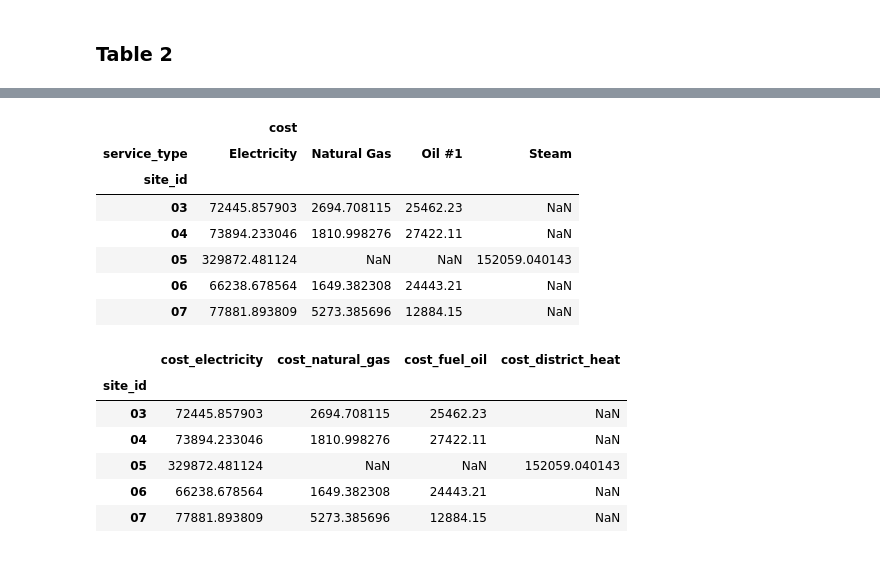
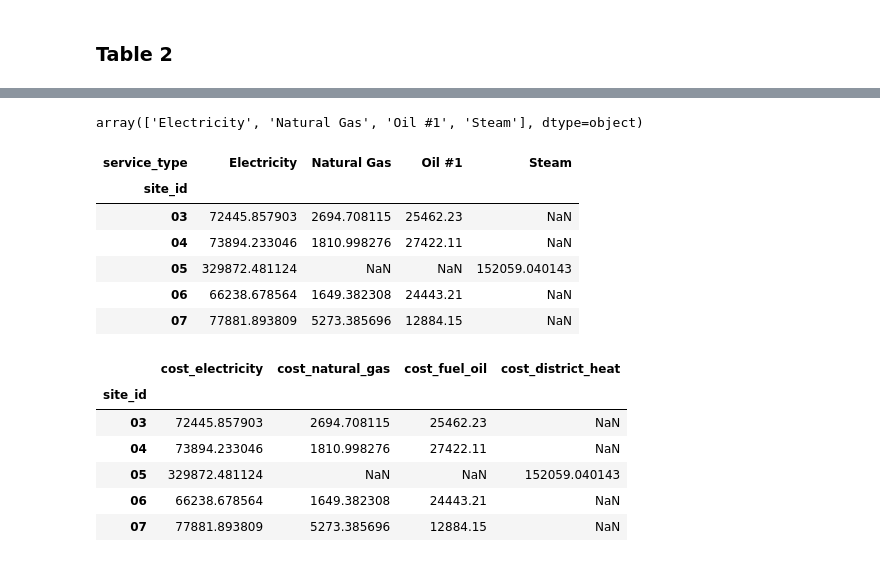
Before and after one commit to alanmitchell/fnsb-benchmark, a Jupyter notebook: testing/alan_report_pages.ipynb, the cells around one changed output, grey strips where cells are left out. Drawn from its saved outputs; the diff is of its cells as text; code cells hidden in the pictures.

```diff
--- a/testing/alan_report_pages.ipynb
+++ b/testing/alan_report_pages.ipynb
@@ -54,10 +54,8 @@ FISCAL_YEAR_FOR_ONE_YEAR_REPORT = 2016
 # %% [markdown]
 ### Table 2
 # %%
-# Get a list of the Energy Services
-energy_svcs = bu.missing_energy_services([])
 # Filter down to just the records of the targeted fiscal year
-df1 = df.query('fiscal_year == @FISCAL_YEAR_FOR_ONE_YEAR_REPORT and service_type == @energy_svcs')
+df1 = df.query('fiscal_year == @FISCAL_YEAR_FOR_ONE_YEAR_REPORT')
 df1.head()
 # %% [output]
 |  | site_id | service_type | cal_year | cal_mo | item_desc | units | cost | days_served | usage | ... |
@@ -69,9 +83,16 @@ df1.head()
+# %%
+# Get a list of the Energy Services and restrict the data to
+# just these services
+energy_svcs = bu.missing_energy_services([])
+df2 = df1.query('service_type == @energy_svcs')
+df2.service_type.unique()
+# %% [output]
+array(['Electricity', 'Natural Gas', 'Oil #1', 'Steam'], dtype=object)
 # %%
-# Summarize $ and MMBtu by Service Type
-df2 = df1.pivot_table(index='site_id', columns='service_type', values=['cost'], aggfunc=np.sum)
-df2.head()
+# Summarize Cost by Service Type
+df3 = pd.pivot_table(df2, index='site_id', columns='service_type', values='cost', aggfunc=np.sum)
+df3.head()
 # %% [output]
-|  | cost |  |  |  |
 | service_type | Electricity | Natural Gas | Oil #1 | Steam |
 | site_id |  |  |  |  |
 | 03 | 72445.857903 | 2694.708115 | 25462.23 | NaN |
```
Also changed, not shown: parts of 18 cells of this notebook.
